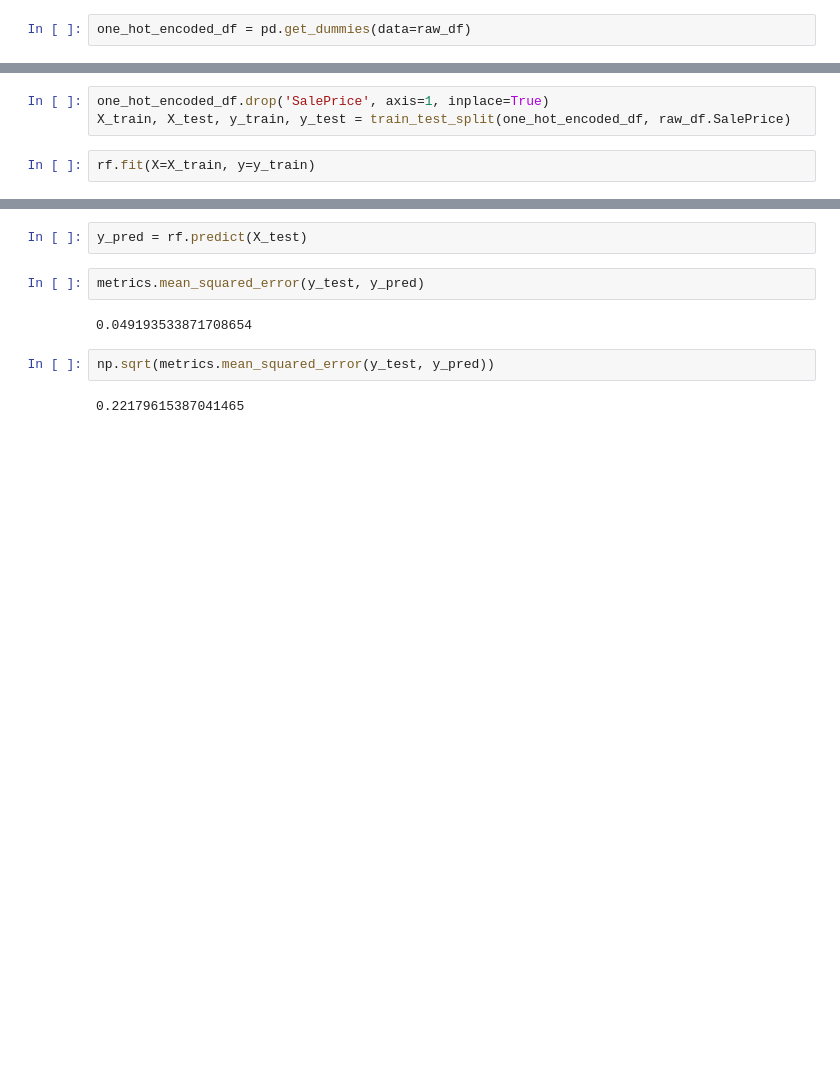
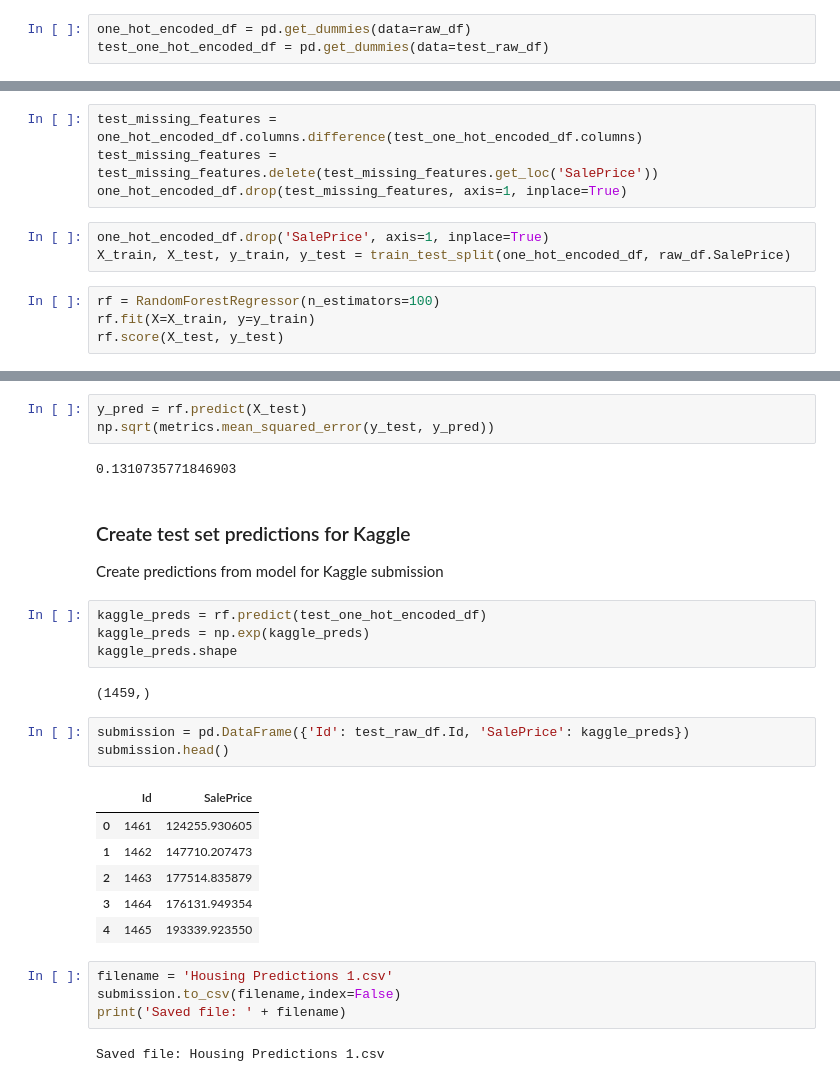
Before and after one commit to samC3/mediumai, a Jupyter notebook: kaggle/house-price/sam/First_pass_rf_regressor.ipynb, the cells around one changed output, grey strips where cells are left out. Drawn from its saved outputs; the diff is of its cells as text; blank space fills up the shorter version.

Commit message:
Refactored code & added documentation. First submission to kaggle

```diff
--- a/kaggle/house-price/sam/First_pass_rf_regressor.ipynb
+++ b/kaggle/house-price/sam/First_pass_rf_regressor.ipynb
@@ -122,2 +197,3 @@ raw_df.SalePrice = np.log2(raw_df.SalePrice)
 # %%
 one_hot_encoded_df = pd.get_dummies(data=raw_df)
+test_one_hot_encoded_df = pd.get_dummies(data=test_raw_df)
@@ -135,6 +208,12 @@ rf = RandomForestRegressor(max_depth=1000, n_estimators=100)
+# %%
+test_missing_features = one_hot_encoded_df.columns.difference(test_one_hot_encoded_df.columns)
+test_missing_features = test_missing_features.delete(test_missing_features.get_loc('SalePrice'))
+one_hot_encoded_df.drop(test_missing_features, axis=1, inplace=True)
 # %%
 one_hot_encoded_df.drop('SalePrice', axis=1, inplace=True)
 X_train, X_test, y_train, y_test = train_test_split(one_hot_encoded_df, raw_df.SalePrice)
 # %%
+rf = RandomForestRegressor(n_estimators=100)
 rf.fit(X=X_train, y=y_train)
+rf.score(X_test, y_test)
 # %% [output]
@@ -151,10 +221,31 @@ rf.score(X_test, y_test)
 # %%
 y_pred = rf.predict(X_test)
+np.sqrt(metrics.mean_squared_error(y_test, y_pred))
+# %% [output]
+0.1310735771846903
-# %%
-metrics.mean_squared_error(y_test, y_pred)
-# %% [output]
-0.049193533871708654
-# %%
-np.sqrt(metrics.mean_squared_error(y_test, y_pred))
-# %% [output]
-0.22179615387041465
+# %% [markdown]
+### Create test set predictions for Kaggle
+
+Create predictions from model for Kaggle submission
+# %%
+kaggle_preds = rf.predict(test_one_hot_encoded_df)
+kaggle_preds = np.exp(kaggle_preds)
+kaggle_preds.shape
+# %% [output]
+(1459,)
+# %%
+submission = pd.DataFrame({'Id': test_raw_df.Id, 'SalePrice': kaggle_preds})
+submission.head()
+# %% [output]
+|  | Id | SalePrice |
+| 0 | 1461 | 124255.930605 |
+| 1 | 1462 | 147710.207473 |
+| 2 | 1463 | 177514.835879 |
+| 3 | 1464 | 176131.949354 |
+| 4 | 1465 | 193339.923550 |
+# %%
+filename = 'Housing Predictions 1.csv'
+submission.to_csv(filename,index=False)
+print('Saved file: ' + filename)
+# %% [output]
+Saved file: Housing Predictions 1.csv
```
Also changed, not shown: parts of 29 cells of this notebook, 5 other files.
